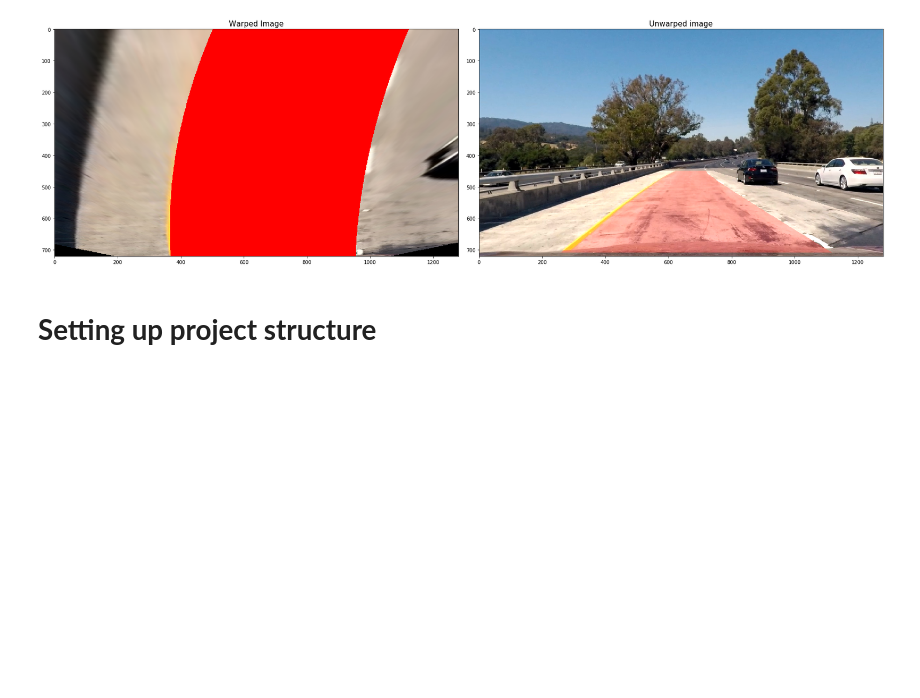
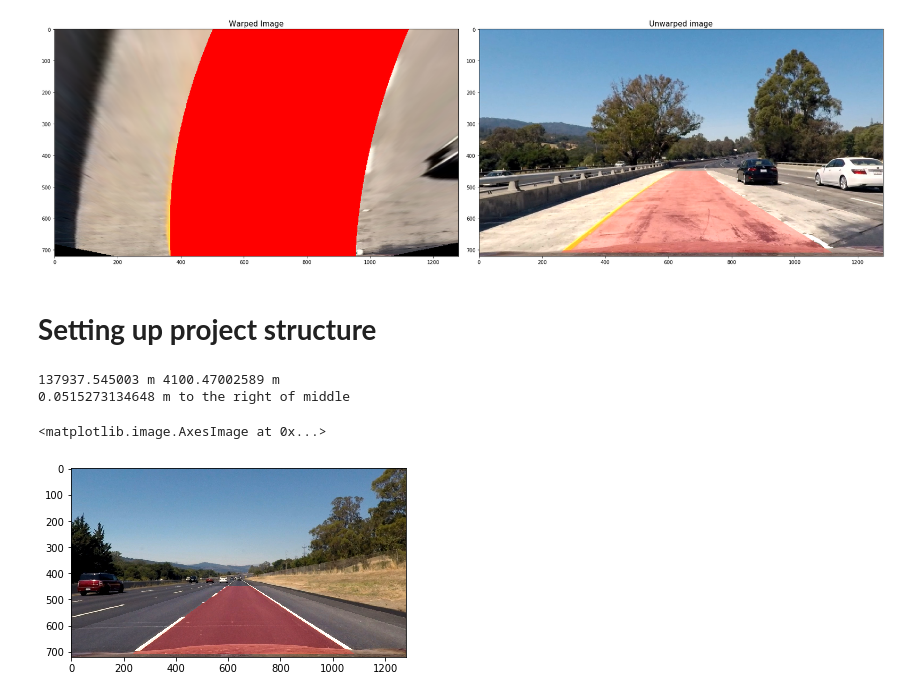
Before and after one commit to iceabella/Advanced-Lane-Finding, a Jupyter notebook: AdvancedLaneLines.ipynb, the cells around one changed output. Drawn from its saved outputs; the diff is of its cells as text; code cells hidden in the pictures; blank space fills up the shorter version.

Commit message:
Add project pipeline for separate images.

```diff
--- a/AdvancedLaneLines.ipynb
+++ b/AdvancedLaneLines.ipynb
@@ -536,12 +536,10 @@ lane_w_pxls = ref_right-ref_left
 ym_per_pix = 30/720 # meters per pixel in y dimension
 xm_per_pix = 3.7/lane_w_pxls # meters per pixel in x dimension (pixels is lane width in warped image)
 
-
 # middle of lane should be in the middle of the image (camera is assumed to be centered in vehicle)
 norm_middle = warped.shape[1]/2
-print(norm_middle)
 
-diff_right = rightx_base-norm_middle-lane_w/2
+diff_right = rightx_base-norm_middle-lane_w_pxls/2
 
 if diff_right > 0:
     # we are located to the left
@@ -804,23 +818,62 @@ def detCurvature(y_eval,leftx,lefty,rightx,righty):
 # %%
 # Evaluate images
 
+# Before starting, setup needed once
+# Load camera calibration
+dist_pickle = pickle.load(open("camera_cal/calibration_dist_pickle.p", "rb"))
+mtx = dist_pickle["mtx"]
+dist = dist_pickle["dist"]
+
 # Read image
-img = mpimg.imread('test_images/test1.jpg')
+img = mpimg.imread('test_images/straight_lines2.jpg')
+
+######## PARAMETERS ########
+ref_right = 940 # reference value for right lane marking (warped image)
+ref_left = 340 # reference value for left lane marking (warped image)
+lane_w_pxls = ref_right-ref_left # lane width in pixels
+# Define conversions in x and y from pixels space to meters
+ym_per_pix = 30/720 # meters per pixel in y dimension
+xm_per_pix = 3.7/lane_w_pxls # meters per pixel in x dimension (pixels is lane width in warped image)
+# middle of lane should be in the middle of the image (camera is assumed to be centered in vehicle)
+norm_middle = img.shape[1]/2
+
+# Source and distance points from straight camera image, use these for all images
+src = np.float32([[215, 710], [595, 450], [690, 450], [1100, 710]])
+dst = np.float32([[ref_left,np.shape(img)[0]], [ref_left,0], [ref_right,0], [ref_right,np.shape(img)[0]]])
+######## PARAMETERS ########
+
+# Undistort image
+undist = cv2.undistort(img, mtx, dist, None, mtx)
 
 # Preprocess image to make search for lane markings easier
-img_prep = preprocessImage(img,mtx,dist)
+img_prep = preprocessImage(undist)
 
 # Warp image
-img_warped = transformImg(img_prep)
+img_warped, M = transformImg(img_prep,src,dst)
 
 # Find lane markings when none found before
 left_fit,right_fit,leftx,lefty,rightx,righty = findLaneMarkingsNew(img_warped)
 
 # If lane markings are already found since before
 #left_fit, right_fit = findLaneMarkingsCont(img_warped,left_fit,right_fit):
 
 # Calculate curvature
 # Define y-value where we want radius of curvature
 # I'll choose the maximum y-value, corresponding to the bottom of the image
 y_eval = warped.shape[0]
-left_curveR, right_curveR = detCurvature(y_eval,leftx,lefty,rightx,righty)
+left_curveR, right_curveR = detCurvature(y_eval,leftx,lefty,rightx,righty,xm_per_pix,ym_per_pix)
+print(left_curveR, 'm', right_curveR, 'm')
+
+# Calculate vehicle position
+vehiclePos(norm_middle,right_fit,y_eval,lane_w_pxls,xm_per_pix)
+
+# Get image with defined lane area
+out_image = drawLineArea(undist,src,dst,M,left_fit,right_fit)
+
+# Plot result
+plt.imshow(out_image)
+# %% [output]
+137937.545003 m 4100.47002589 m
+0.0515273134648 m to the right of middle
+<matplotlib.image.AxesImage at 0x...>
+[figure, added]
```
Also changed, not shown: parts of 4 cells of this notebook.
